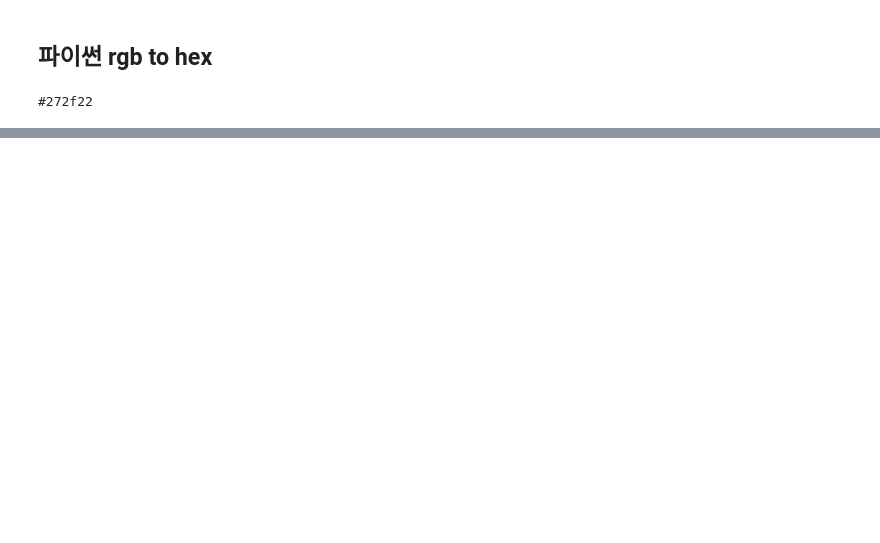
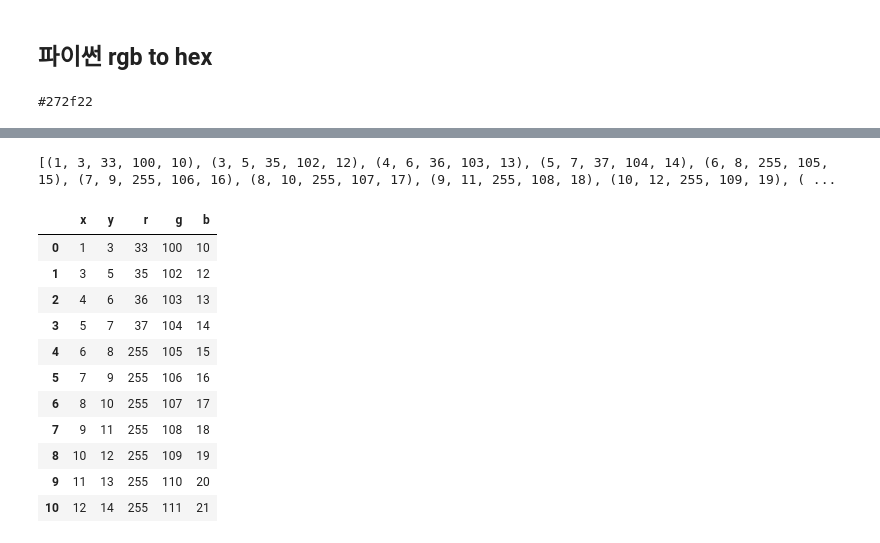
Before and after one commit to DayeYoon/PointCloudTest, a Jupyter notebook: Pixel.ipynb, the cells around one changed output, grey strips where cells are left out. Saved outputs shown, nothing was run; the diff lists cells and outputs as text; code cells hidden in the pictures; blank space fills up the shorter version.

```diff
--- a/Pixel.ipynb
+++ b/Pixel.ipynb
@@ -131,0 +317,24 @@ print(rgb_to_hex(39, 47, 34))
+# %%
+data = pd.read_csv('pixelsample.csv')
+
+x = data['x']
+y = data['y']
+##x,y 타입은 float
+r = data['r']
+g = data['g']
+b = data['b']
+
+#list타입
+x_list = list(x)
+y_list = list(y)
+r_list = list(r)
+g_list = list(g)
+b_list = list(b)
+print('x_list',x_list)
+print('y_list',y_list)
+
+#두개 이상 리스트 순서대로 병합
+for i in zip(x_list, y_list, r_list, g_list, b_list):
+    print(i)
+    ziplist = list(zip(x_list, y_list, r_list, g_list, b_list))
+print(ziplist) #리스트 안에 튜플로 되어 있는 형태
@@ -131,0 +358,31 @@ print(rgb_to_hex(39, 47, 34))
+# %%
+mylist = []
+
+#반복문으로 2차원 리스트의 요소를 모두 출력하기
+for x,y,r,g,b in ziplist:    # ziplist 리스트의 가로 한 줄(안쪽 리스트)에서 요소 두 개를 꺼냄
+    #print('x,y:',x,y)       #x와 y타입은 int
+    if y >= x + 2:
+        n = x,y,r,g,b
+        #print(n)           # n 타입은 tuple
+        #n_list = list(n)   #list 타입으로 변환했지만 쉼표가 없어서 튜플처럼 계속 인식이 됨
+        #print(n_list)
+        mylist.append(n)
+print(mylist)
+# %% [output]
+[(1, 3, 33, 100, 10), (3, 5, 35, 102, 12), (4, 6, 36, 103, 13), (5, 7, 37, 104, 14), (6, 8, 255, 105, 15), (7, 9, 255, 106, 16), (8, 10, 255, 107, 17), (9, 11, 255, 108, 18), (10, 12, 255, 109, 19), ( ...
+# %%
+df = pd.DataFrame(mylist, columns=['x','y','r','g','b'])
+df
+# %% [output]
+|  | x | y | r | g | b |
+| 0 | 1 | 3 | 33 | 100 | 10 |
+| 1 | 3 | 5 | 35 | 102 | 12 |
+| 2 | 4 | 6 | 36 | 103 | 13 |
+| 3 | 5 | 7 | 37 | 104 | 14 |
+| 4 | 6 | 8 | 255 | 105 | 15 |
+| 5 | 7 | 9 | 255 | 106 | 16 |
+| 6 | 8 | 10 | 255 | 107 | 17 |
+| 7 | 9 | 11 | 255 | 108 | 18 |
+| 8 | 10 | 12 | 255 | 109 | 19 |
+| 9 | 11 | 13 | 255 | 110 | 20 |
+| 10 | 12 | 14 | 255 | 111 | 21 |
```
Also changed, not shown: parts of 16 cells of this notebook.
